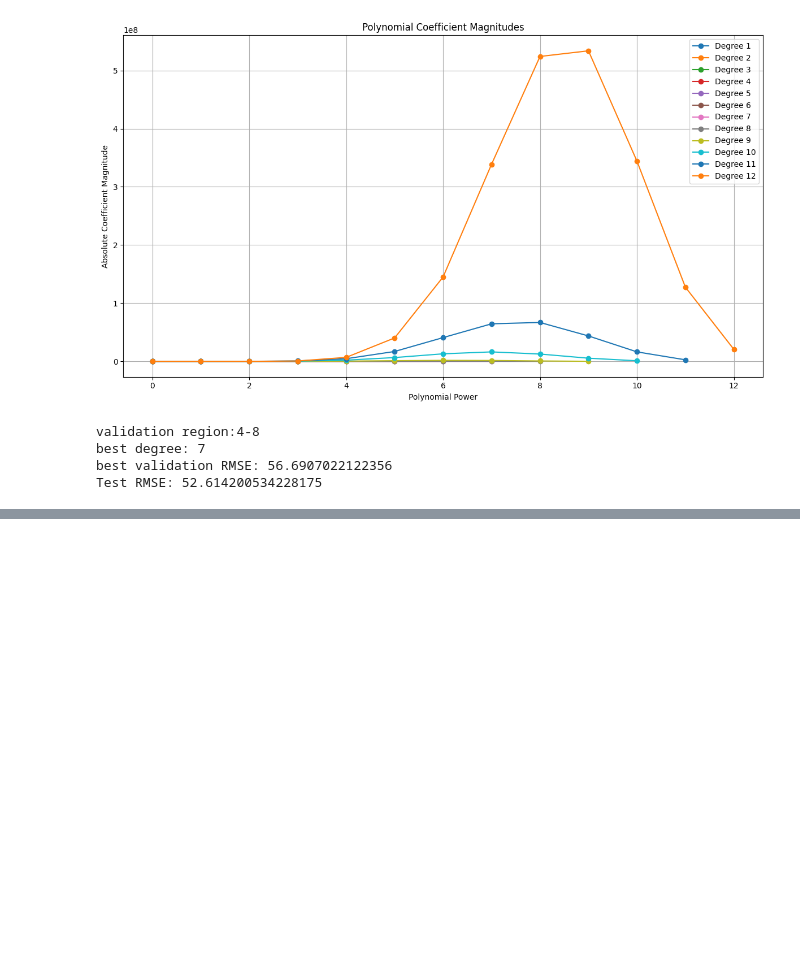
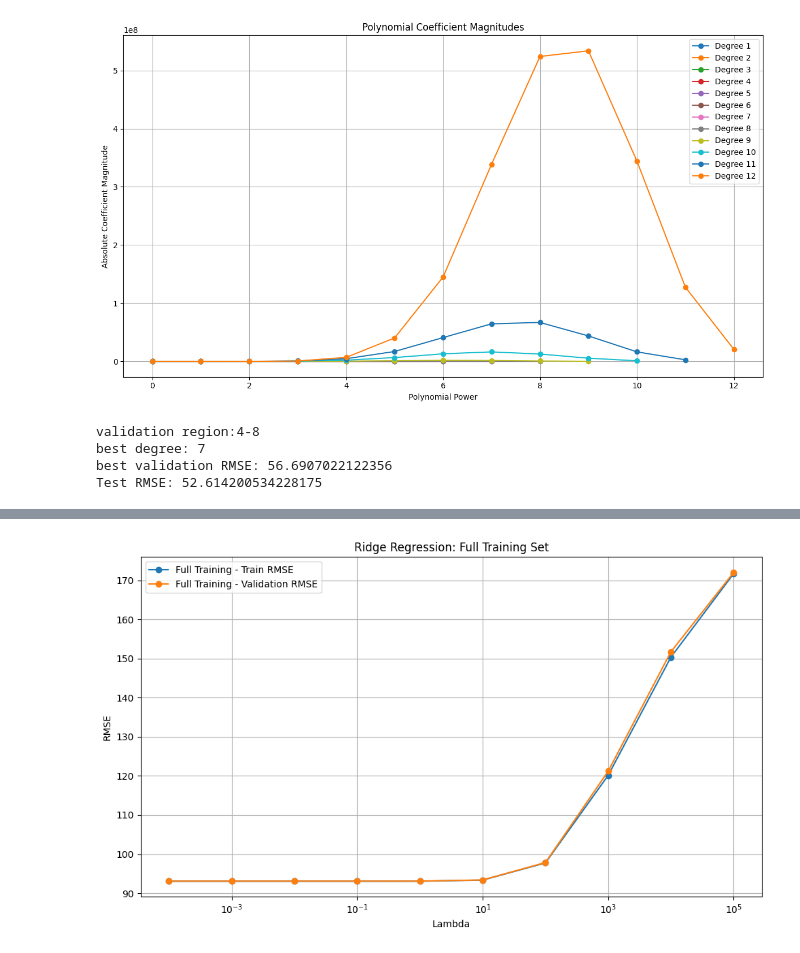
Before and after one commit to suryamanoj4/SMAI-Assignment-2, a Jupyter notebook: SMAI_assign_2.ipynb, the cells around one changed output, grey strips where cells are left out. Saved outputs shown, nothing was run; the diff lists cells and outputs as text; code cells hidden in the pictures; blank space fills up the shorter version.

```diff
--- a/SMAI_assign_2.ipynb
+++ b/SMAI_assign_2.ipynb
@@ -945,0 +1064,22 @@ Test RMSE: 52.614200534228175
+# %%
+ridge_full_table = pd.DataFrame([
+    {
+        "Lambda": result["lambda"],
+        "Training RMSE": result["train_rmse"],
+        "Validation RMSE": result["val_rmse"]
+    }
+    for result in ridge_full_results
+])
+ridge_100_table = pd.DataFrame([
+    {
+        "Lambda": result["lambda"],
+        "Training RMSE": result["train_rmse"],
+        "Validation RMSE": result["val_rmse"]
+    }
+    for result in ridge_100_results
+])
+print("Full training set:")
+display(ridge_full_table)
+
+print("100-row subset:")
+display(ridge_100_table)
@@ -945,0 +1113,23 @@ Test RMSE: 52.614200534228175
+# %%
+plt.figure(figsize=(10, 6))
+plt.semilogx(
+    ridge_full_table["Lambda"].replace(0, np.nan),
+    ridge_full_table["Training RMSE"],
+    marker="o",
+    label="Full Training - Train RMSE"
+)
+plt.semilogx(
+    ridge_full_table["Lambda"].replace(0, np.nan),
+    ridge_full_table["Validation RMSE"],
+    marker="o",
+    label="Full Training - Validation RMSE"
+)
+plt.xlabel("Lambda")
+plt.ylabel("RMSE")
+plt.title("Ridge Regression: Full Training Set")
+plt.legend()
+plt.grid(True)
+plt.tight_layout()
+plt.show()
+# %% [output]
+[figure, added]
```
Also changed, not shown: parts of 102 cells of this notebook.
